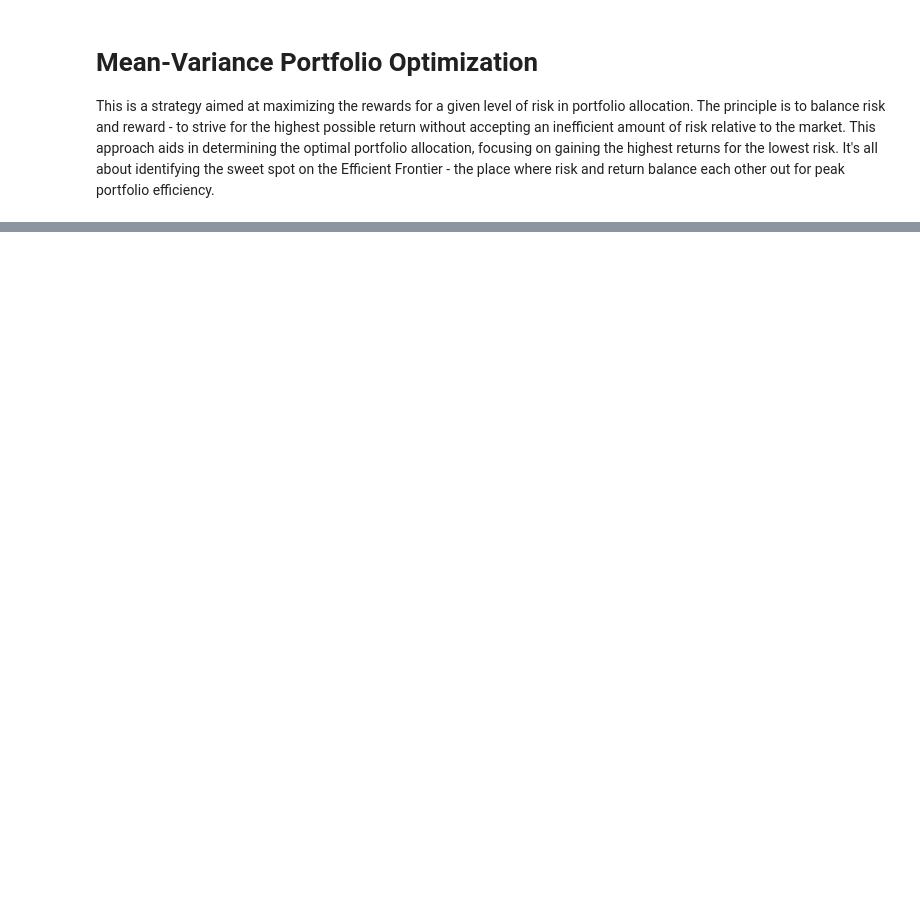
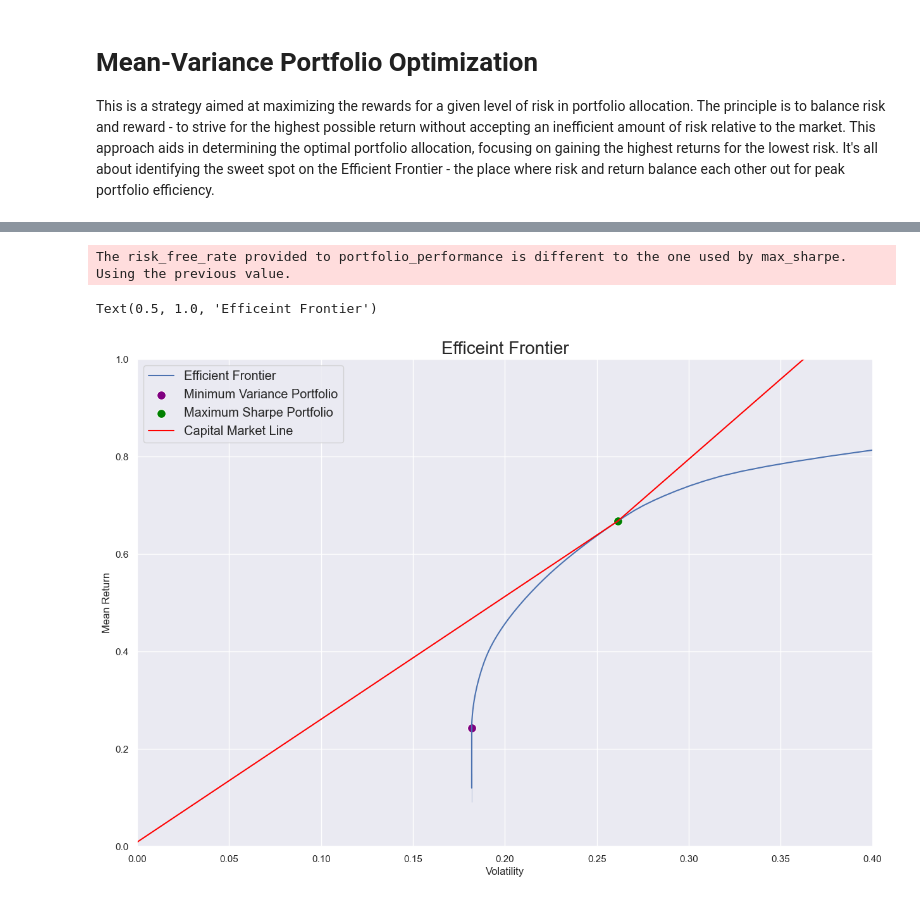
Before and after one commit to ryanzola/portfolio-optimizer, a Jupyter notebook: Mean_Variance_Optimization.ipynb, the cells around one changed output, grey strips where cells are left out. Saved outputs shown, nothing was run; the diff lists cells and outputs as text; code cells hidden in the pictures; blank space fills up the shorter version.

```diff
--- a/Mean_Variance_Optimization.ipynb
+++ b/Mean_Variance_Optimization.ipynb
@@ -25,0 +139,59 @@ symbols = [
+# %%
+mu_max = mu.max()
+
+ret_ef = np.arange(0, mu_max, 0.01)
+vol_ef = []
+
+for i in np.arange(0, mu_max, 0.01):
+    ef = EfficientFrontier(mu, Sigma)
+    ef.efficient_return(i)
+    vol_ef.append(ef.portfolio_performance()[1])
+# %%
+ef = EfficientFrontier(mu, Sigma)
+ef.min_volatility()
+min_vol_ret = ef.portfolio_performance()[0]
+min_vol_vol = ef.portfolio_performance()[1]
+# %%
+ef = EfficientFrontier(mu, Sigma)
+ef.max_sharpe(risk_free_rate=0.009)
+max_sharpe_ret = ef.portfolio_performance()[0]
+max_sharpe_vol = ef.portfolio_performance()[1]
+# %% [output]
+The risk_free_rate provided to portfolio_performance is different to the one used by max_sharpe. Using the previous value.
+# %%
+sns.set()
+
+fix, ax = plt.subplots(figsize = [15, 10])
+
+# Plot Efficient Frontier
+sns.lineplot(x = vol_ef, y = ret_ef,
+             label = 'Efficient Frontier',
+             ax = ax)
+
+# Plot portfolio with minimum variance
+sns.scatterplot(x = [min_vol_vol], y=[min_vol_ret],
+                ax = ax,
+                label = 'Minimum Variance Portfolio',
+                color = 'purple', s = 100)
+
+# Plot maximum sharpe portfolio
+sns.scatterplot(x = [max_sharpe_vol], y = [max_sharpe_ret],
+                ax = ax,
+                label = 'Maximum Sharpe Portfolio',
+                color = 'green', s = 100)
+
+sns.lineplot(x = [0, max_sharpe_vol, 1],
+             y = [0.009, max_sharpe_ret, 3.096],
+             ax = ax,
+             label = 'Capital Market Line',
+             color = 'red')
+
+ax.set(xlim = [0, 0.4])
+ax.set(ylim = [0, 1])
+ax.set_xlabel('Volatility')
+ax.set_ylabel('Mean Return')
+plt.legend(fontsize='large')
+plt.title('Efficeint Frontier', fontsize='20')
+# %% [output]
+Text(0.5, 1.0, 'Efficeint Frontier')
+[figure, added]
```
Also changed, not shown: parts of 17 cells of this notebook.
